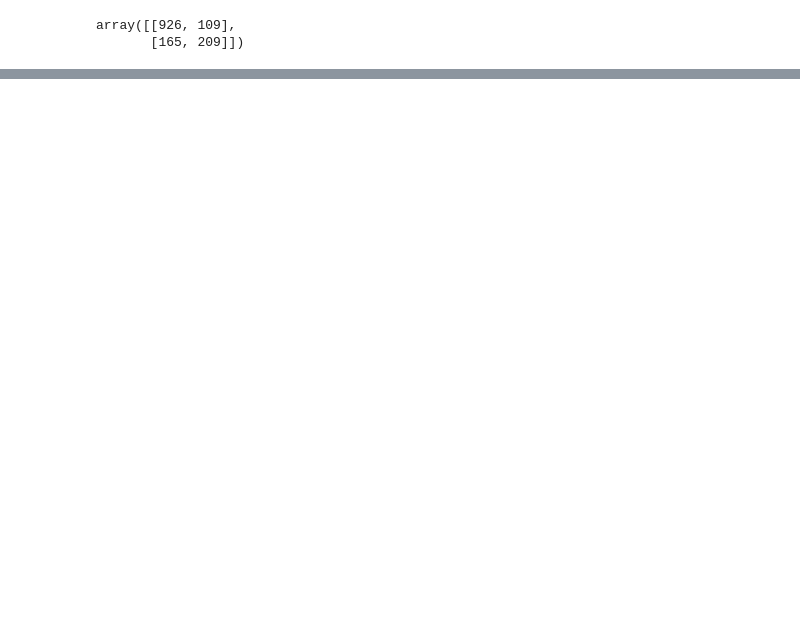
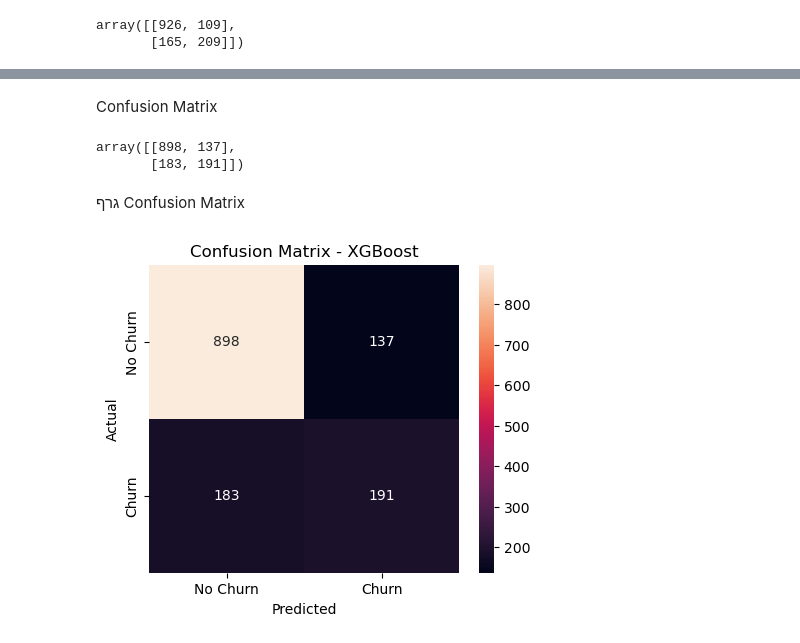
Before and after one commit to yahavLer/python-ai-engineer, a Jupyter notebook: Exercises/ex3/Telco_Customer_Churn.ipynb, the cells around one changed output, grey strips where cells are left out. Saved outputs shown, nothing was run; the diff lists cells and outputs as text; code cells hidden in the pictures; blank space fills up the shorter version.

```diff
--- a/Exercises/ex3/Telco_Customer_Churn.ipynb
+++ b/Exercises/ex3/Telco_Customer_Churn.ipynb
@@ -680,0 +797,2 @@ array([[926, 109],
+# %%
+decision_tree_pipeline.fit(x_train, y_train)
@@ -680,0 +932,11 @@ array([[926, 109],
+# %%
+random_forest_pipeline = Pipeline(steps=[
+    ("preprocessor", preprocessor),
+    ("model", RandomForestClassifier(
+        n_estimators=100,
+        random_state=42,
+        n_jobs=-1
+    ))
+])
+
+print(random_forest_pipeline)
@@ -680,0 +973,2 @@ array([[926, 109],
+# %%
+random_forest_pipeline.fit(x_train, y_train)
@@ -680,0 +1204,32 @@ array([[926, 109],
+# %% [markdown]
+Confusion Matrix
+# %%
+xgboost_confusion_matrix = confusion_matrix(y_test, y_test_pred_xgb)
+
+xgboost_confusion_matrix
+# %% [output]
+array([[898, 137],
+       [183, 191]])
+# %% [markdown]
+גרף Confusion Matrix
+# %%
+def plot_confusion_matrix(y_true, y_pred, model_name):
+    matrix = confusion_matrix(y_true, y_pred)
+
+    plt.figure(figsize=(5, 4))
+    sns.heatmap(
+        matrix,
+        annot=True,
+        fmt="d",
+        xticklabels=["No Churn", "Churn"],
+        yticklabels=["No Churn", "Churn"]
+    )
+
+    plt.title(f"Confusion Matrix - {model_name}")
+    plt.xlabel("Predicted")
+    plt.ylabel("Actual")
+    plt.show()
+# %%
+plot_confusion_matrix(y_test, y_test_pred_xgb, "XGBoost")
+# %% [output]
+[figure, added]
```
Also changed, not shown: parts of 47 cells of this notebook.
